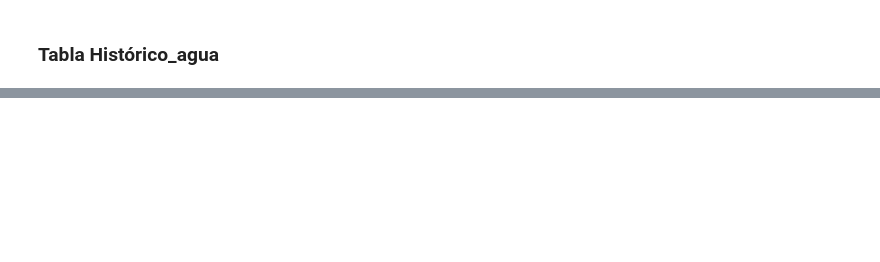
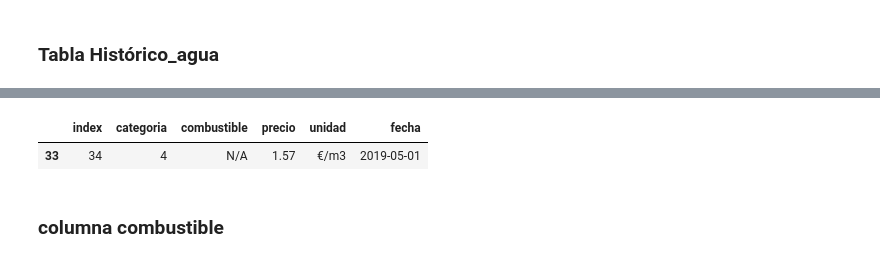
Before and after one commit to apelsito/Proyecto5-Variacion-Precios-Luz-Agua-Gas-Combustible-PreCovid-PostCovid-Madrid, a Jupyter notebook: notebooks/03_preparacion_preDB.ipynb, the cells around one changed output, grey strips where cells are left out. Drawn from its saved outputs; the diff is of its cells as text; code cells hidden in the pictures; blank space fills up the shorter version.

```diff
--- a/notebooks/03_preparacion_preDB.ipynb
+++ b/notebooks/03_preparacion_preDB.ipynb
@@ -165,0 +233,9 @@ df_gasolina = df_gasolina[["categoria","combustible","precio","unidad","fecha"]]
+# %%
+dictio_categoria = crear_dictio(df_categorias,"categoria")
+df_historico = df_a_db(dictio_categoria,df_historico,"categoria")
+df_historico.sample()
+# %% [output]
+|  | index | categoria | combustible | precio | unidad | fecha |
+| 33 | 34 | 4 | N/A | 1.57 | €/m3 | 2019-05-01 |
+# %% [markdown]
+### columna combustible
```
Also changed, not shown: parts of 27 cells of this notebook, 4 other files.
